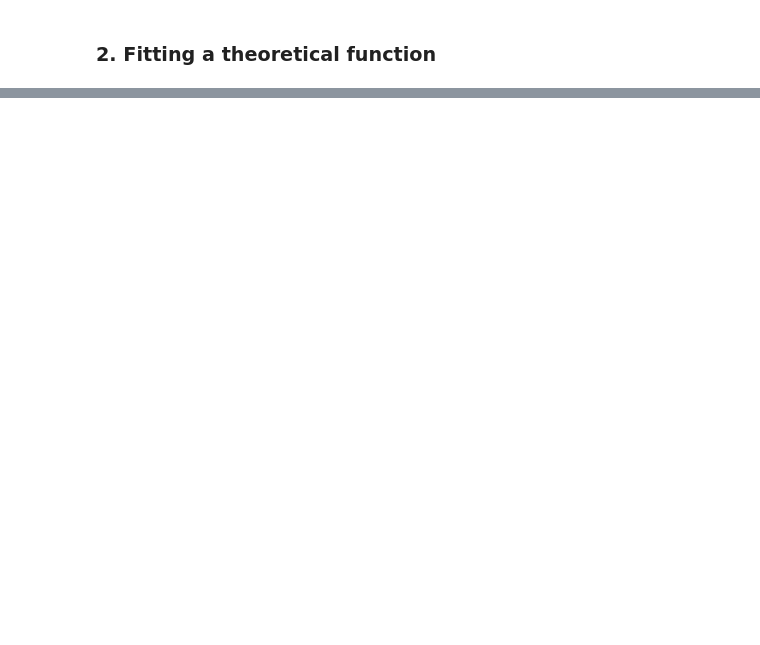
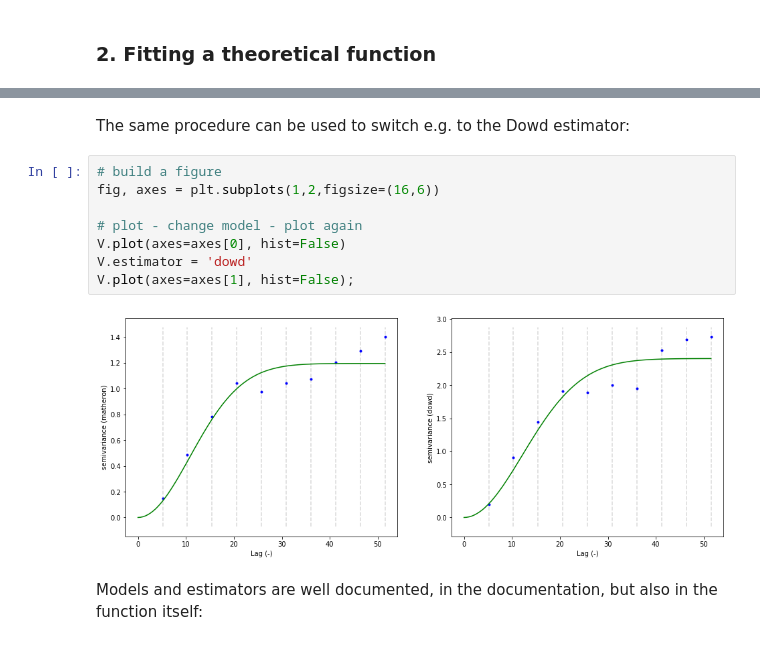
Before and after one commit to mmaelicke/egu2020, a Jupyter notebook: egu_2020.ipynb, the cells around one changed output, grey strips where cells are left out. Saved outputs shown, nothing was run; the diff lists cells and outputs as text; blank space fills up the shorter version.

```diff
--- a/egu_2020.ipynb
+++ b/egu_2020.ipynb
@@ -157,0 +178,14 @@ The second part is mostly about fitting a theoretical function to an experimenta
+# %% [markdown]
+The same procedure can be used to switch e.g. to the Dowd estimator:
+# %%
+# build a figure
+fig, axes = plt.subplots(1,2,figsize=(16,6))
+
+# plot - change model - plot again
+V.plot(axes=axes[0], hist=False)
+V.estimator = 'dowd'
+V.plot(axes=axes[1], hist=False);
+# %% [output]
+[figure, added]
+# %% [markdown]
+Models and estimators are well documented, in the documentation, but also in the function itself:
```
Also changed, not shown: parts of 11 cells of this notebook, 5 other files.
